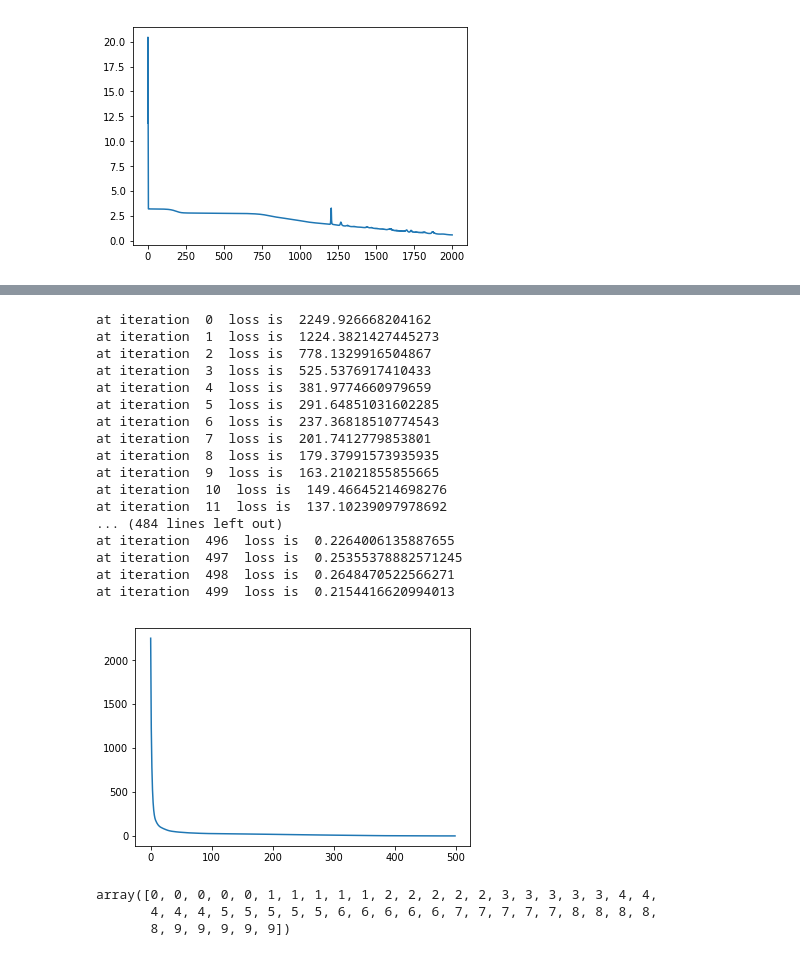
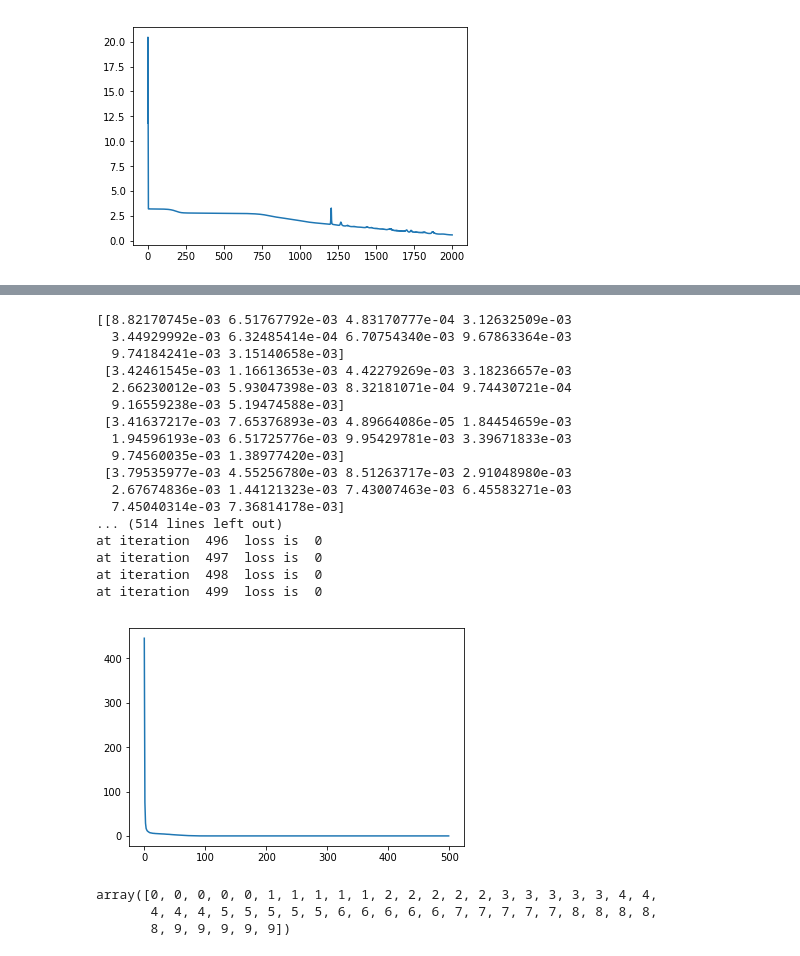
Before and after one commit to jiajinliang/NeuralNet, a Jupyter notebook: hw9/hw9_turnin.ipynb, the cells around one changed output, grey strips where cells are left out. Drawn from its saved outputs; the diff is of its cells as text; code cells hidden in the pictures.

```diff
--- a/hw9/hw9_turnin.ipynb
+++ b/hw9/hw9_turnin.ipynb
@@ -361,7 +361,7 @@ w2 = np.random.rand(m,m)*0.1 # 10x10
 w3 = np.random.rand(n,m)*0.1 # 10x10
 
 loss_list = []
-for steps in range(100):
+for steps in range(2000):
     Gradient_w1 = np.zeros(w1.shape)
     Gradient_w2 = np.zeros(w2.shape)
     Gradient_w3 = np.zeros(w3.shape)
@@ -379,7 +379,7 @@ for steps in range(100):
     w1 = w1 - alpha * Gradient_w1
     w2 = w2 - alpha * Gradient_w2
     w3 = w3 - alpha * Gradient_w3
-    print("at iteration ", steps, " loss is ", total_loss/t)
+    print("at iteration ", steps, " loss is ", total_loss/t,end = '\r')
     loss_list.append(total_loss/t)
 print("Final Loss: ", total_loss/t)
 #print("final W2 * W1: ")
@@ -419,52 +403,53 @@ X = np.load("assignment9_X.npy")
 Y = np.load("assignment9_Y.npy")
 t = np.shape(X)[1]   # number of sameples 50 (=np.shape(Y))
 n = np.shape(X)[0]   # dimension of samples 10
 k = 10               # number of classes
 L = 0                # loss
 total_loss = 0       # total loss
 L_list = []
 alpha = 0.0012         # learning rate
 W = np.random.rand(k,n)*0.01 # weight matrix
-fix_margin = 5
+print(W)
+fix_margin = 1
 for steps in range(500):
     dLdW = np.zeros((k,n))    # partial devirative of L with respect to W
     for i in range(t):
         classOfx = Y[i]
         counter = 0
         for j in range(k):
             if j != classOfx:
                 L += max(0,W[j].dot(X[:,i])-W[classOfx].dot(X[:,i])+fix_margin)
                 #print(X[:,i].shape)
                 if(W[j].dot(X[:,i])-W[classOfx].dot(X[:,i])+fix_margin > 0):
                     counter += 1
                 total_loss += L
                 L = 0
         dLdW[classOfx] += -1 * counter * X[:,i].T
     W = W - alpha * dLdW
     print("at iteration ", steps, " loss is ", total_loss)
     L_list.append(total_loss)
     total_loss = 0
 pyp.plot(L_list)
 pyp.show()
 # %% [output]
-at iteration  0  loss is  2249.926668204162
-at iteration  1  loss is  1224.3821427445273
-at iteration  2  loss is  778.1329916504867
-at iteration  3  loss is  525.5376917410433
-at iteration  4  loss is  381.9774660979659
-at iteration  5  loss is  291.64851031602285
-at iteration  6  loss is  237.36818510774543
-at iteration  7  loss is  201.7412779853801
-at iteration  8  loss is  179.37991573935935
-at iteration  9  loss is  163.21021855855665
-at iteration  10  loss is  149.46645214698276
-at iteration  11  loss is  137.10239097978692
-... (484 lines left out)
-at iteration  496  loss is  0.2264006135887655
-at iteration  497  loss is  0.25355378882571245
-at iteration  498  loss is  0.2648470522566271
-at iteration  499  loss is  0.2154416620994013
+[[8.82170745e-03 6.51767792e-03 4.83170777e-04 3.12632509e-03
+  3.44929992e-03 6.32485414e-04 6.70754340e-03 9.67863364e-03
+  9.74184241e-03 3.15140658e-03]
+ [3.42461545e-03 1.16613653e-03 4.42279269e-03 3.18236657e-03
+  2.66230012e-03 5.93047398e-03 8.32181071e-04 9.74430721e-04
+  9.16559238e-03 5.19474588e-03]
+ [3.41637217e-03 7.65376893e-03 4.89664086e-05 1.84454659e-03
+  1.94596193e-03 6.51725776e-03 9.95429781e-03 3.39671833e-03
+  9.74560035e-03 1.38977420e-03]
+ [3.79535977e-03 4.55256780e-03 8.51263717e-03 2.91048980e-03
+  2.67674836e-03 1.44121323e-03 7.43007463e-03 6.45583271e-03
+  7.45040314e-03 7.36814178e-03]
+... (514 lines left out)
+at iteration  496  loss is  0
+at iteration  497  loss is  0
+at iteration  498  loss is  0
+at iteration  499  loss is  0
-[figure, old version]
+[figure, new version]
 # %%
 Y
 # %% [output]
```
Also changed, not shown: parts of 1 cell of this notebook, 1 other file.
